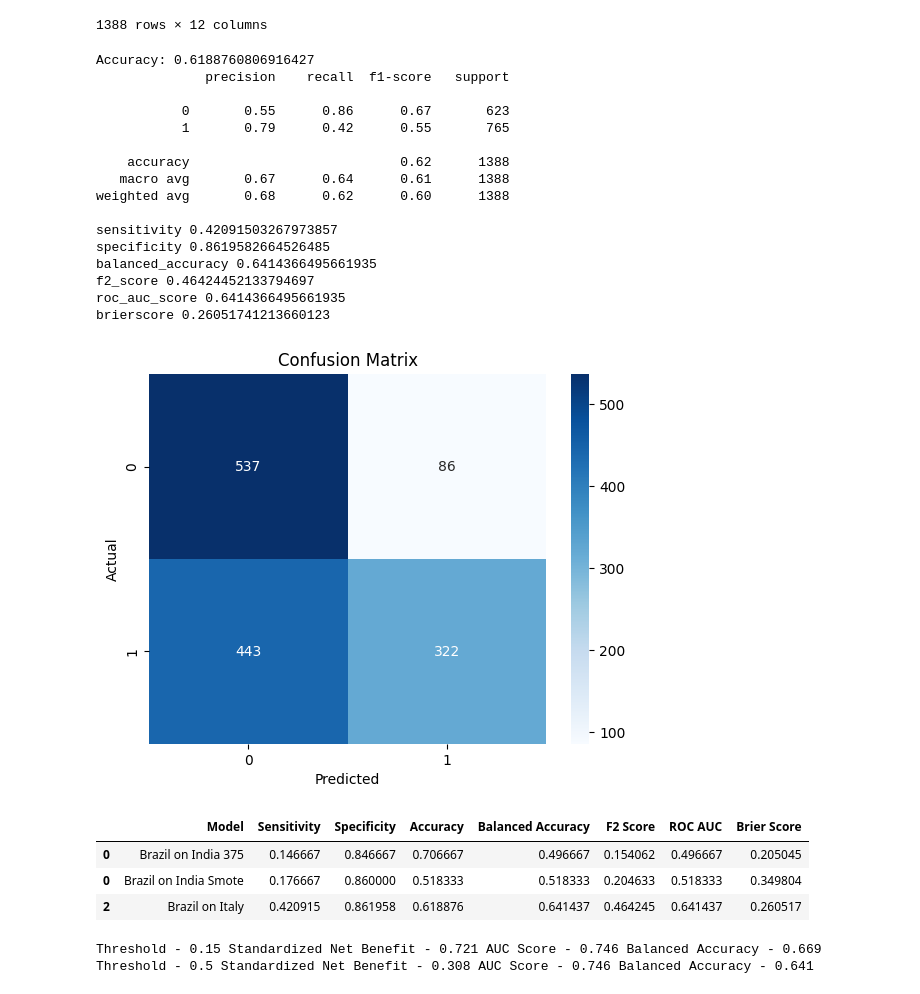
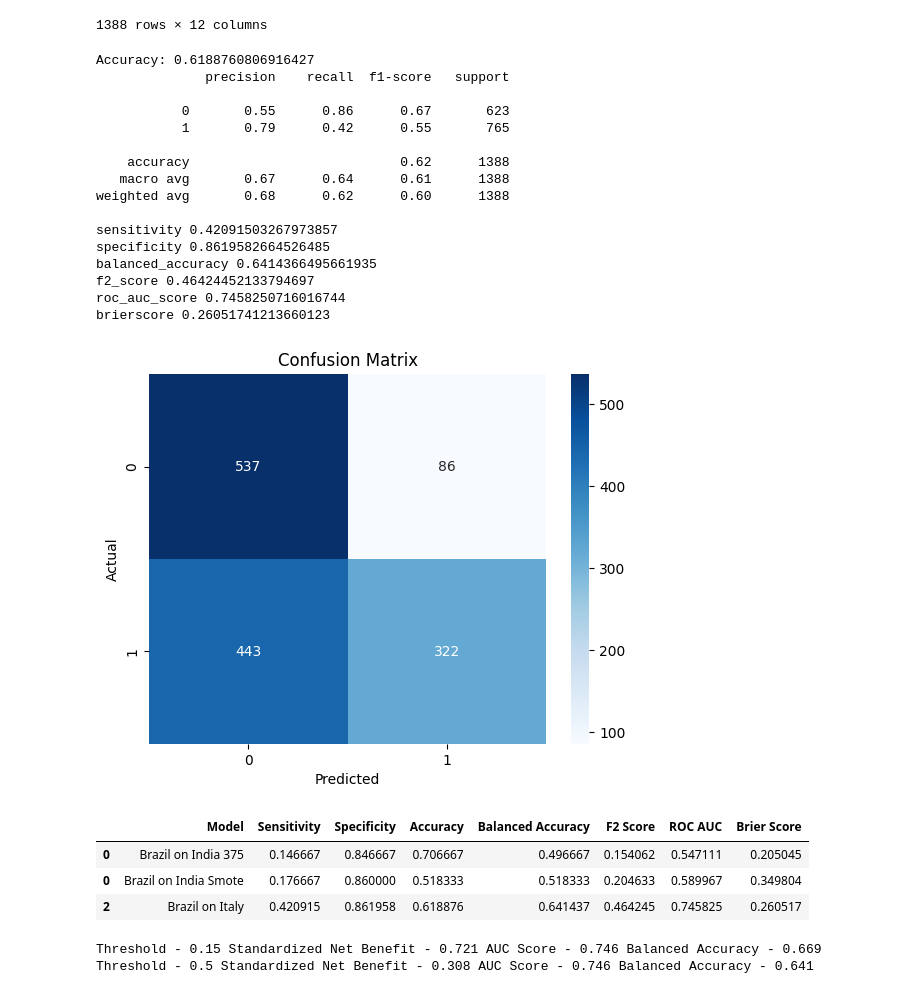
Before and after one commit to debashreebanerjee/COVIPRED-INDIAN, a Jupyter notebook: Codes/Brazil.ipynb, the cells around one changed output. Saved outputs shown, nothing was run; the diff lists cells and outputs as text; code cells hidden in the pictures.

Commit message:
updated roc auc scores

```diff
--- a/Codes/Brazil.ipynb
+++ b/Codes/Brazil.ipynb
@@ -260,9 +260,9 @@ print('sensitivity', sensitivity)
 print('specificity', specificity)
 print('balanced_accuracy', balanced_accuracy)
 print('f2_score', f2_score)
-roc_auc = roc_auc_score(Y_test, binary_predictions)
-print('roc_auc_score', roc_auc_score(Y_test, binary_predictions))
 y_proba = internal_model.predict_proba(X_test)[:, 1]
+roc_auc = roc_auc_score(Y_test, y_proba)
+print('roc_auc_score', roc_auc)
 brier_score = brier_score_loss(Y_test, y_proba)
 print('brierscore', brier_score_loss(Y_test, y_proba))
 sns.heatmap(cm, annot = True, fmt = "d", cmap="Blues")
@@ -392,9 +392,9 @@ print('sensitivity', sensitivity)
 print('specificity', specificity)
 print('balanced_accuracy', balanced_accuracy)
 print('f2_score', f2_score)
-roc_auc = roc_auc_score(Y_test, binary_predictions)
-print('roc_auc_score', roc_auc_score(Y_test, binary_predictions))
 y_proba = internal_model.predict_proba(X_test)[:, 1]
+roc_auc = roc_auc_score(Y_test, y_proba)
+print('roc_auc_score', roc_auc)
 brier_score = brier_score_loss(Y_test, y_proba)
 print('brierscore', brier_score_loss(Y_test, y_proba))
 sns.heatmap(cm, annot = True, fmt = "d", cmap="Blues")
@@ -518,9 +518,9 @@ print('sensitivity', sensitivity)
 print('specificity', specificity)
 print('balanced_accuracy', balanced_accuracy)
 print('f2_score', f2_score)
-roc_auc = roc_auc_score(Y_test, binary_predictions)
-print('roc_auc_score', roc_auc_score(Y_test, binary_predictions))
 y_proba = internal_model.predict_proba(X_test)[:, 1]
+roc_auc = roc_auc_score(Y_test, y_proba)
+print('roc_auc_score', roc_auc)
 brier_score = brier_score_loss(Y_test, y_proba)
 print('brierscore', brier_score_loss(Y_test, y_proba))
 sns.heatmap(cm, annot = True, fmt = "d", cmap="Blues")
@@ -533,37 +533,37 @@ new_metrics = {
     'Model' : 'Brazil on Italy',
     'Sensitivity': sensitivity,
     'Specificity': specificity,
     'Accuracy' : accuracy,
     'Balanced Accuracy': balanced_accuracy,
     'F2 Score': f2_score,
     'ROC AUC': roc_auc,
     'Brier Score': brier_score
 }
 
 metrics_df.loc[len(metrics_df)] = new_metrics
 display(metrics_df)
 # %% [output]
 Accuracy: 0.6188760806916427
               precision    recall  f1-score   support
 
            0       0.55      0.86      0.67       623
            1       0.79      0.42      0.55       765
 
     accuracy                           0.62      1388
    macro avg       0.67      0.64      0.61      1388
 weighted avg       0.68      0.62      0.60      1388
 
 sensitivity 0.42091503267973857
 specificity 0.8619582664526485
 balanced_accuracy 0.6414366495661935
 f2_score 0.46424452133794697
-roc_auc_score 0.6414366495661935
+roc_auc_score 0.7458250716016744
 brierscore 0.26051741213660123
 [figure]
 |  | Model | Sensitivity | Specificity | Accuracy | Balanced Accuracy | F2 Score | ROC AUC | Brier Score |
-| 0 | Brazil on India 375 | 0.146667 | 0.846667 | 0.706667 | 0.496667 | 0.154062 | 0.496667 | 0.205045 |
-| 0 | Brazil on India Smote | 0.176667 | 0.860000 | 0.518333 | 0.518333 | 0.204633 | 0.518333 | 0.349804 |
-| 2 | Brazil on Italy | 0.420915 | 0.861958 | 0.618876 | 0.641437 | 0.464245 | 0.641437 | 0.260517 |
+| 0 | Brazil on India 375 | 0.146667 | 0.846667 | 0.706667 | 0.496667 | 0.154062 | 0.547111 | 0.205045 |
+| 0 | Brazil on India Smote | 0.176667 | 0.860000 | 0.518333 | 0.518333 | 0.204633 | 0.589967 | 0.349804 |
+| 2 | Brazil on Italy | 0.420915 | 0.861958 | 0.618876 | 0.641437 | 0.464245 | 0.745825 | 0.260517 |
 # %%
 computemetrics(Y_test, y_proba)
 # %% [output]
```
Also changed, not shown: parts of 3 cells of this notebook, 10 other files.
